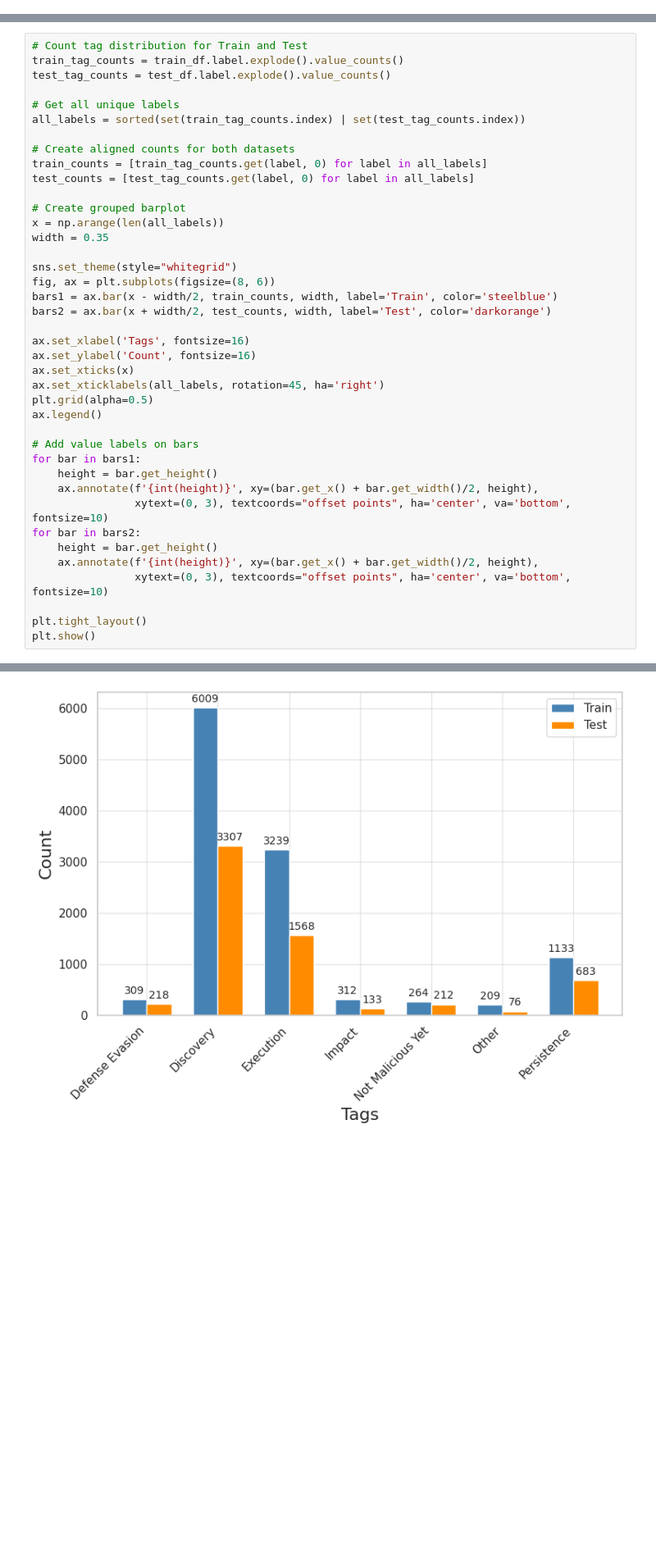
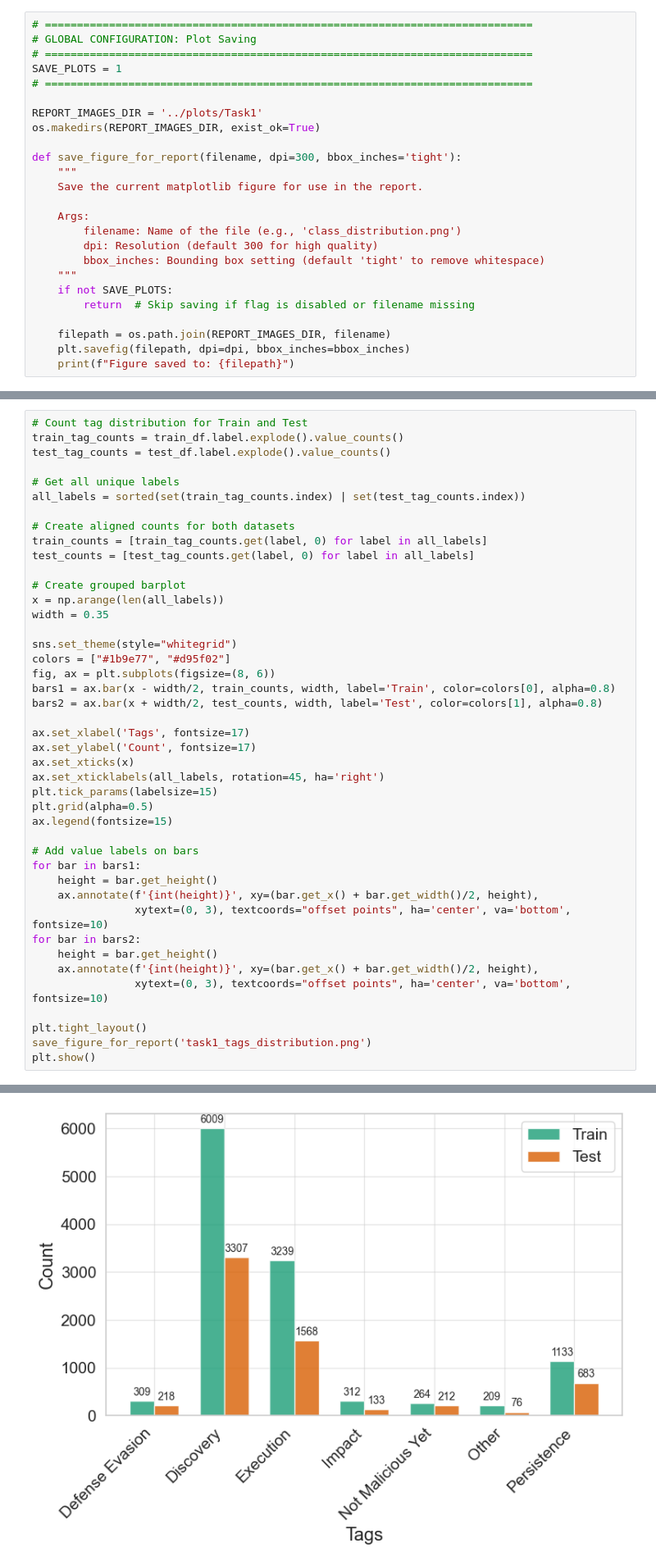
Before and after one commit to RenatoMignone/attack-tactic-recognition-nlp, a Jupyter notebook: lab/notebooks/Task1.ipynb, the cells around one changed output, grey strips where cells are left out. Shown: that part at 82% size. Saved outputs shown, nothing was run; the diff lists cells and outputs as text; blank space fills up the shorter version.

Commit message:
Add markdown comments and plot saving

```diff
--- a/lab/notebooks/Task1.ipynb
+++ b/lab/notebooks/Task1.ipynb
@@ -8,3 +11,28 @@ import numpy as np
+# %%
+# ============================================================================
+# GLOBAL CONFIGURATION: Plot Saving
+# ============================================================================
+SAVE_PLOTS = 1
+# ============================================================================
+
+REPORT_IMAGES_DIR = '../plots/Task1'
+os.makedirs(REPORT_IMAGES_DIR, exist_ok=True)
+
+def save_figure_for_report(filename, dpi=300, bbox_inches='tight'):
+    """
+    Save the current matplotlib figure for use in the report.
+
+    Args:
+        filename: Name of the file (e.g., 'class_distribution.png')
+        dpi: Resolution (default 300 for high quality)
+        bbox_inches: Bounding box setting (default 'tight' to remove whitespace)
+    """
+    if not SAVE_PLOTS:
+        return  # Skip saving if flag is disabled or filename missing
+
+    filepath = os.path.join(REPORT_IMAGES_DIR, filename)
+    plt.savefig(filepath, dpi=dpi, bbox_inches=bbox_inches)
+    print(f"Figure saved to: {filepath}")
 # %%
 train_df = pd.read_json("../data/train.json")
 test_df = pd.read_json("../data/test.json")
@@ -40,16 +71,18 @@ x = np.arange(len(all_labels))
 width = 0.35
 
 sns.set_theme(style="whitegrid")
+colors = ["#1b9e77", "#d95f02"]
 fig, ax = plt.subplots(figsize=(8, 6))
-bars1 = ax.bar(x - width/2, train_counts, width, label='Train', color='steelblue')
-bars2 = ax.bar(x + width/2, test_counts, width, label='Test', color='darkorange')
+bars1 = ax.bar(x - width/2, train_counts, width, label='Train', color=colors[0], alpha=0.8)
+bars2 = ax.bar(x + width/2, test_counts, width, label='Test', color=colors[1], alpha=0.8)
 
-ax.set_xlabel('Tags', fontsize=16)
-ax.set_ylabel('Count', fontsize=16)
+ax.set_xlabel('Tags', fontsize=17)
+ax.set_ylabel('Count', fontsize=17)
 ax.set_xticks(x)
 ax.set_xticklabels(all_labels, rotation=45, ha='right')
+plt.tick_params(labelsize=15)
 plt.grid(alpha=0.5)
-ax.legend()
+ax.legend(fontsize=15)
 
 # Add value labels on bars
 for bar in bars1:
@@ -62,5 +95,6 @@ for bar in bars2:
                 xytext=(0, 3), textcoords="offset points", ha='center', va='bottom', fontsize=10)
 
 plt.tight_layout()
+save_figure_for_report('task1_tags_distribution.png')
 plt.show()
 # %% [output]
@@ -67 +102 @@ plt.show()
-[figure, old version]
+[figure, new version]
```
Also changed, not shown: parts of 17 cells of this notebook, 3 other files.
